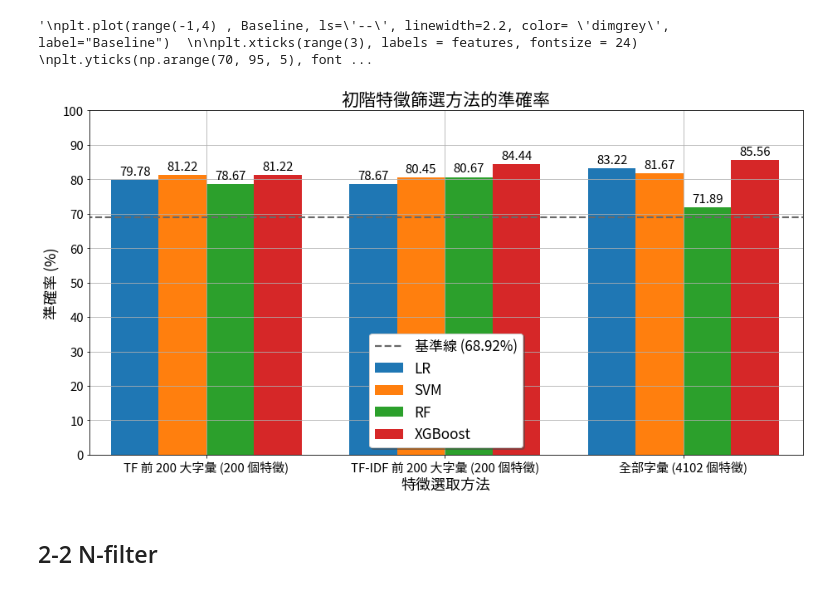
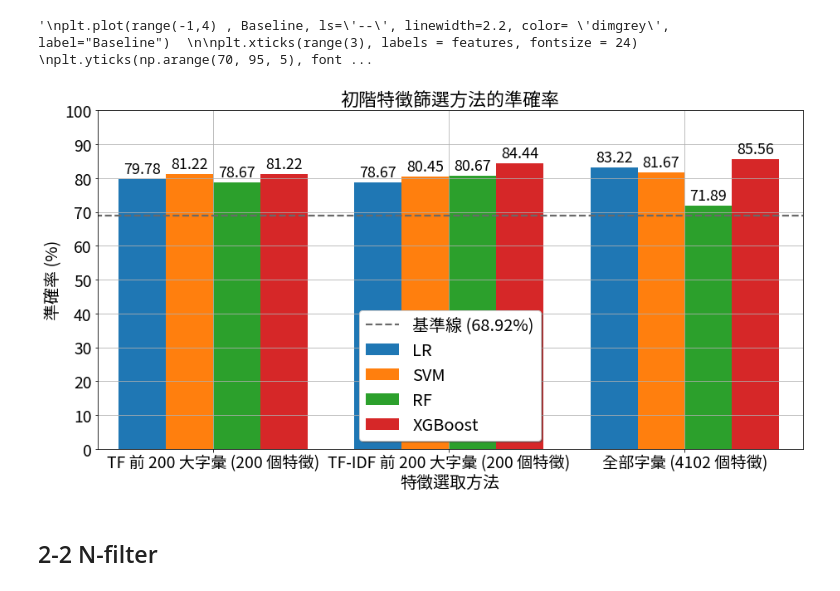
Before and after one commit to yu-cheng-kuo-28/text-mining-on-fomc-minutes, a Jupyter notebook: FOMC_01_py_code/FOMC_13_Plotting.ipynb, the cells around one changed output. Drawn from its saved outputs; the diff is of its cells as text; code cells hidden in the pictures.

```diff
--- a/FOMC_01_py_code/FOMC_13_Plotting.ipynb
+++ b/FOMC_01_py_code/FOMC_13_Plotting.ipynb
@@ -152,44 +152,44 @@ Test_XGBoost_N_filter = [81.22, 84.44, 85.56]
 x = np.arange(len(labels))  # the label locations
 y = np.arange(0, 101, 10)
 width = 0.2  # the width of the bars
 
 fig, ax = plt.subplots(figsize=(13, 7))
 ax.grid()
 ax.axis([-0.49, 2.5, 0, 90])
 
 rects01 = ax.bar(x - width*3/2, Test_LR_N_filter, width, label='LR')
 rects02 = ax.bar(x - width/2, Test_SVM_N_filter, width, label='SVM')
 rects03 = ax.bar(x + width/2, Test_RF_N_filter, width, label='RF')
 rects04 = ax.bar(x + width*3/2, Test_XGBoost_N_filter, width, label='XGBoost')
 
 # Baseline = [68.92] * 6
 # ax.plot(range(-1,5) , Baseline, ls='--', linewidth=2.2, color= 'dimgrey', label="Baseline (68.92%)")
 
 # Add some text for labels, title and custom x-axis tick labels, etc.
-ax.set_ylabel('準確率 (%)', fontsize = 18)
-ax.set_xlabel('特徵選取方法', fontsize = 18)
-ax.set_title('初階特徵篩選方法的準確率', fontsize = 21)
+ax.set_ylabel('準確率 (%)', fontsize = 20)
+ax.set_xlabel('特徵選取方法', fontsize = 20)
+ax.set_title('初階特徵篩選方法的準確率', fontsize = 22)
 
 Baseline = [68.92] * 6
 line01 = ax.plot(range(-1,5) , Baseline, ls='--', linewidth=2.2, color= 'dimgrey', label="基準線 (68.92%)")
 
 ax.set_yticks(y)
-ax.set_yticklabels(y, fontsize=15)
+ax.set_yticklabels(y, fontsize=19.3)
 ax.set_xticks(x)
-ax.set_xticklabels(labels, fontsize = 15)
+ax.set_xticklabels(labels, fontsize = 19.3)
 
-ax.bar_label(rects01, padding=3, fontsize = 15)
-ax.bar_label(rects02, padding=3, fontsize = 15)
-ax.bar_label(rects03, padding=3, fontsize = 15)
-ax.bar_label(rects04, padding=3, fontsize = 15)
+ax.bar_label(rects01, padding=3, fontsize = 18)
+ax.bar_label(rects02, padding=3, fontsize = 18)
+ax.bar_label(rects03, padding=3, fontsize = 18)
+ax.bar_label(rects04, padding=3, fontsize = 18)
 
-ax.legend(loc = 'lower center', fontsize = 17, shadow = True)
+ax.legend(loc = 'lower center', fontsize = 20, shadow = True)
 # ax.legend(handles = [rects01, rects02, rects03, rects04, line01], labels = ['LR', 'SVM', 'RF', 'XGBoost', 'Baseline (68.92%)'], loc = 'center right', fontsize = 15)
 
 fig.tight_layout()
 plt.show()
 # %% [output]
-[figure, old version]
+[figure, new version]
 # %% [markdown]
 ## 2-2 N-filter
 # %%
```
Also changed, not shown: parts of 4 cells of this notebook, 1 other file.
